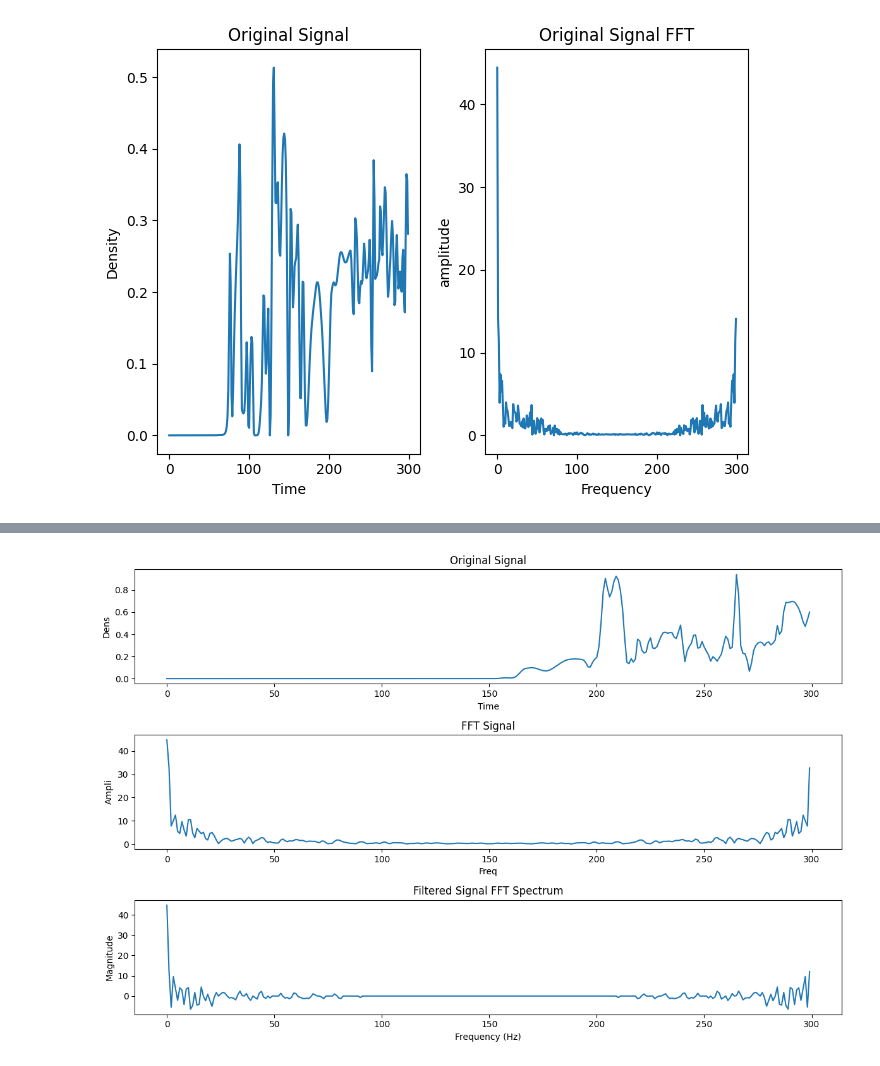
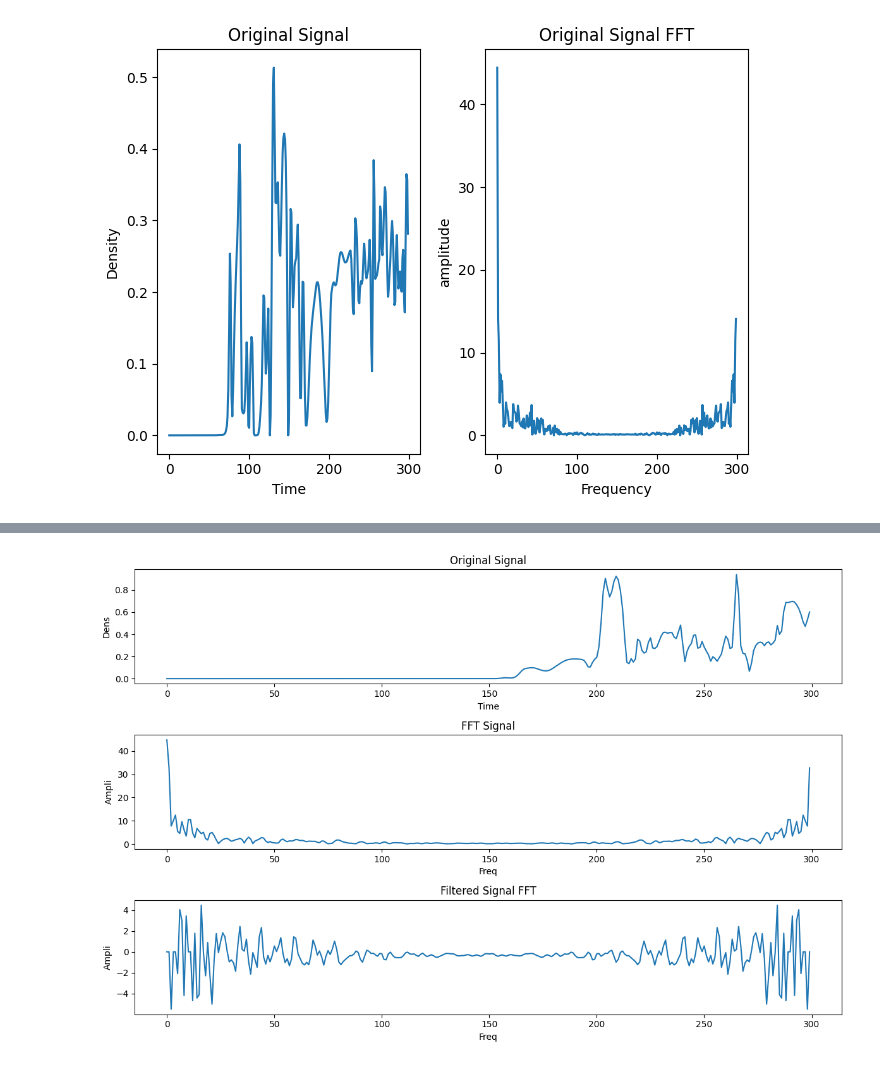
Before and after one commit to Tyro-Young/Inverse-CFD, a Jupyter notebook: FFT.ipynb, the cells around one changed output, grey strips where cells are left out. Cells and saved outputs as stored; diff of their text form; code cells hidden in the pictures.

```diff
--- a/FFT.ipynb
+++ b/FFT.ipynb
@@ -258,9 +258,7 @@ import matplotlib.pyplot as plt
 
 # Example signal parameters
 some_index = 400  # Example index, adjust as needed
-cutoff_freq = 1  # Example cutoff frequency, adjust as needed
-
-# Assuming density_tensor is your input tensor
+cutoff_freq = 10  # Example cutoff frequency, adjust as needed
 
 # Compute the original signal
 original_signal = density_tensor[some_index, 0, :]
@@ -271,40 +269,38 @@ fft_signal = fft_original_signal.abs()
 
 cutoff_frequency = cutoff_freq
 # Filter FFT signal
 fft_filtered_signal = filter_fft_signal(fft_original_signal, cutoff_frequency)
-fft_original_signal = fft_filtered_signal.abs()
+# fft_original_signal = fft_filtered_signal.abs()
+# print(fft_filtered_signal)
 
 # Plotting
 plt.figure(figsize=(12, 8))
 
 # Plot FFT spectrum of original signal
 plt.subplot(311)
 plt.plot(original_signal )
 plt.title('Original Signal')
 plt.xlabel('Time')
 plt.ylabel('Dens')
 
 # Plot filtered signal in time domain
 plt.subplot(312)
-# plt.plot(final_filtered_signal)
-# plt.plot(torch.arange(fft_original_signal.abs()).shape[0]), fft_original_signal.abs())
 plt.plot(torch.arange(fft_signal .shape[0]), fft_signal)
-
 plt.title('FFT Signal')
 plt.xlabel('Freq')
 plt.ylabel('Ampli')
 
 # Plot FFT spectrum of filtered signal
 plt.subplot(313)
 # plt.plot(freq_bins.numpy(), torch.abs(fft_filtered_signal))
 plt.plot(torch.arange(fft_filtered_signal .shape[0]), fft_filtered_signal)
-plt.title('Filtered Signal FFT Spectrum')
-plt.xlabel('Frequency (Hz)')
-plt.ylabel('Magnitude')
+plt.title('Filtered Signal FFT')
+plt.xlabel('Freq')
+plt.ylabel('Ampli')
 
 plt.tight_layout()
 plt.show()
 # %% [output]
-[figure, old version]
+[figure, new version]
 # %%
 def filter_fft_signal(fft_signal, cutoff_frequency):
```
Also changed, not shown: parts of 4 cells of this notebook.
